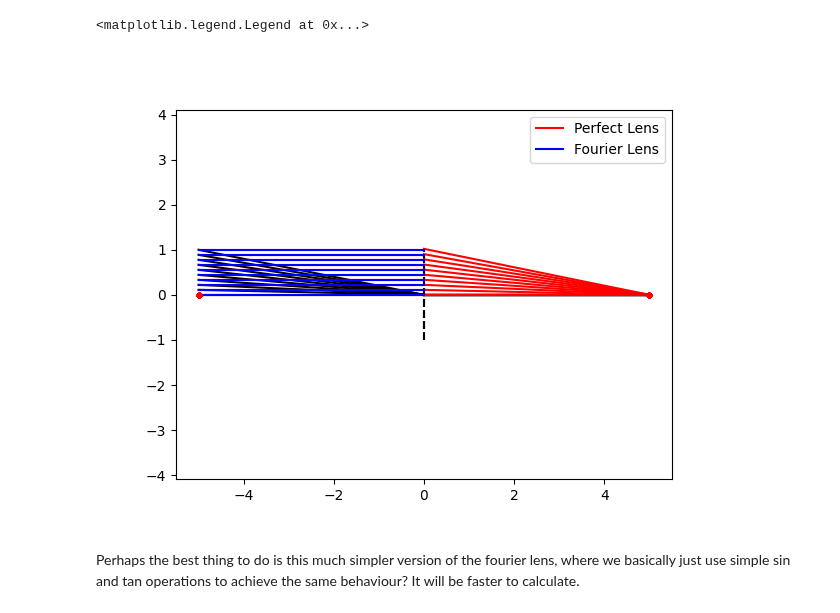
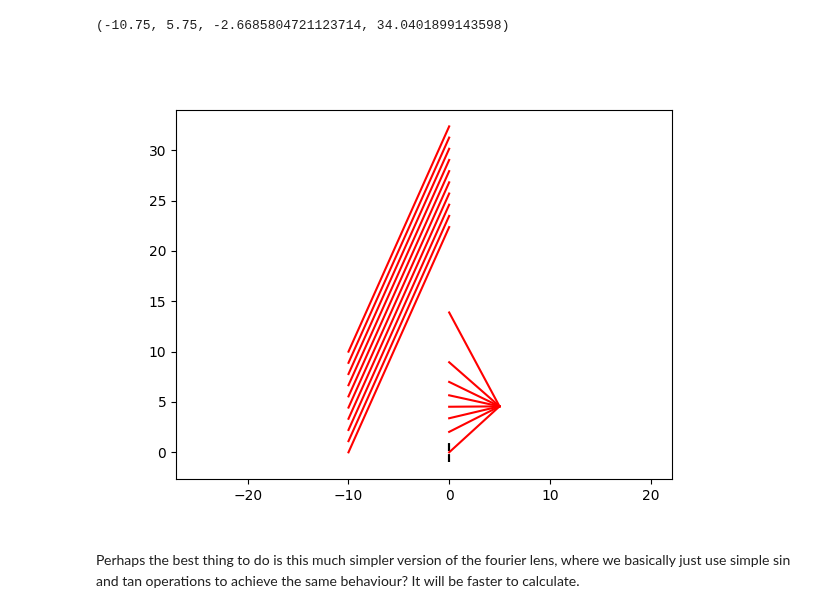
Before and after one commit to DavidLanders95/MonteCarloMS, a Jupyter notebook: lens.ipynb, the cells around one changed output. Drawn from its saved outputs; the diff is of its cells as text; code cells hidden in the pictures.

```diff
--- a/lens.ipynb
+++ b/lens.ipynb
@@ -167,45 +286,23 @@ vz1 = 1.0
 # %%
-x2, y2, u1, v1, u2, v2, x1_hat, y1_hat, x2_hat, y2_hat = perfect_lens_coords(x1, y1, z1, vx1, vy1, vz1, z2, f, m_p, fourier_lens=0)
-
 plt.figure()
 plt.vlines(pp_1, -1, 1, linestyle = '--', color = 'k')
 plt.vlines(pp_2,  -1, 1, linestyle = '--', color = 'k')
 
 pp_1s = np.linspace(pp_1, pp_1, N)
 pp_2s = np.linspace(pp_2, pp_2, N)
 z1s = np.linspace(z1, z1, N)
 z2s = np.linspace(z2, z2, N)
 fs = np.linspace(f, f, N)
 
-plt.plot([z1s + pp_1s, pp_1s], [y1, np.zeros(y1.shape)], '-k')
-plt.plot([z1s + pp_1s, pp_1s], [y1, v1], '-r')
+# plt.plot([z1s + pp_1s, pp_1s], [y1, np.zeros(y1.shape)], '-k')
+plt.plot([z1 + pp_1s, pp_1s], [y1, v1], '-r')
 plt.plot([], [], '-r', label = 'Perfect Lens')
-plt.plot([pp_2s, z2s + pp_2s], [np.zeros(y1.shape), y2], '-k')
+# plt.plot([pp_2s, z2s + pp_2s], [np.zeros(y1.shape), y2], '-k')
 plt.plot([pp_2s, z2s + pp_2s], [v2, y2], '-r')
-plt.plot(-fs + pp_1, y1_hat, '.r')
-plt.plot(fs + pp_2, y2_hat, '.r')
 plt.axis('equal')
-
-x2, y2, u1, v1, u2, v2, x1_hat, y1_hat, x2_hat, y2_hat = perfect_lens_coords(x1, y1, z1, vx1, vy1, vz1, z2, f, m_p, fourier_lens=1)
-
-pp_1s = np.linspace(pp_1, pp_1, N)
-pp_2s = np.linspace(pp_2, pp_2, N)
-z1s = np.linspace(z1, z1, N)
-z2s = np.linspace(z2, z2, N)
-fs = np.linspace(f, f, N)
-
-# plt.plot([z1s + pp_1s, pp_1s], [y1, np.zeros(y1.shape)], '-k')
-plt.plot([z1s + pp_1s, pp_1s], [y1, v1], '-b')
-plt.plot([], [], '-b', label = 'Fourier Lens')
-# plt.plot([pp_2s, z2s + pp_2s], [np.zeros(y1.shape), y2], '-k')
-plt.plot([pp_2s, z2s + pp_2s], [v2, y2], '-b')
-plt.plot(-fs + pp_1, y1_hat, '.r')
-plt.plot(fs + pp_2, y2_hat, '.r')
-plt.axis('equal')
-plt.legend()
 # %% [output]
-<matplotlib.legend.Legend at 0x...>
+(-10.75, 5.75, -2.6685804721123714, 34.0401899143598)
-[figure, old version]
+[figure, new version]
 # %% [markdown]
 Perhaps the best thing to do is this much simpler version of the fourier lens, where we basically just use simple sin and tan operations to achieve the same behaviour? It will be faster to calculate.
 # %%
```
Also changed, not shown: parts of 5 cells of this notebook.
